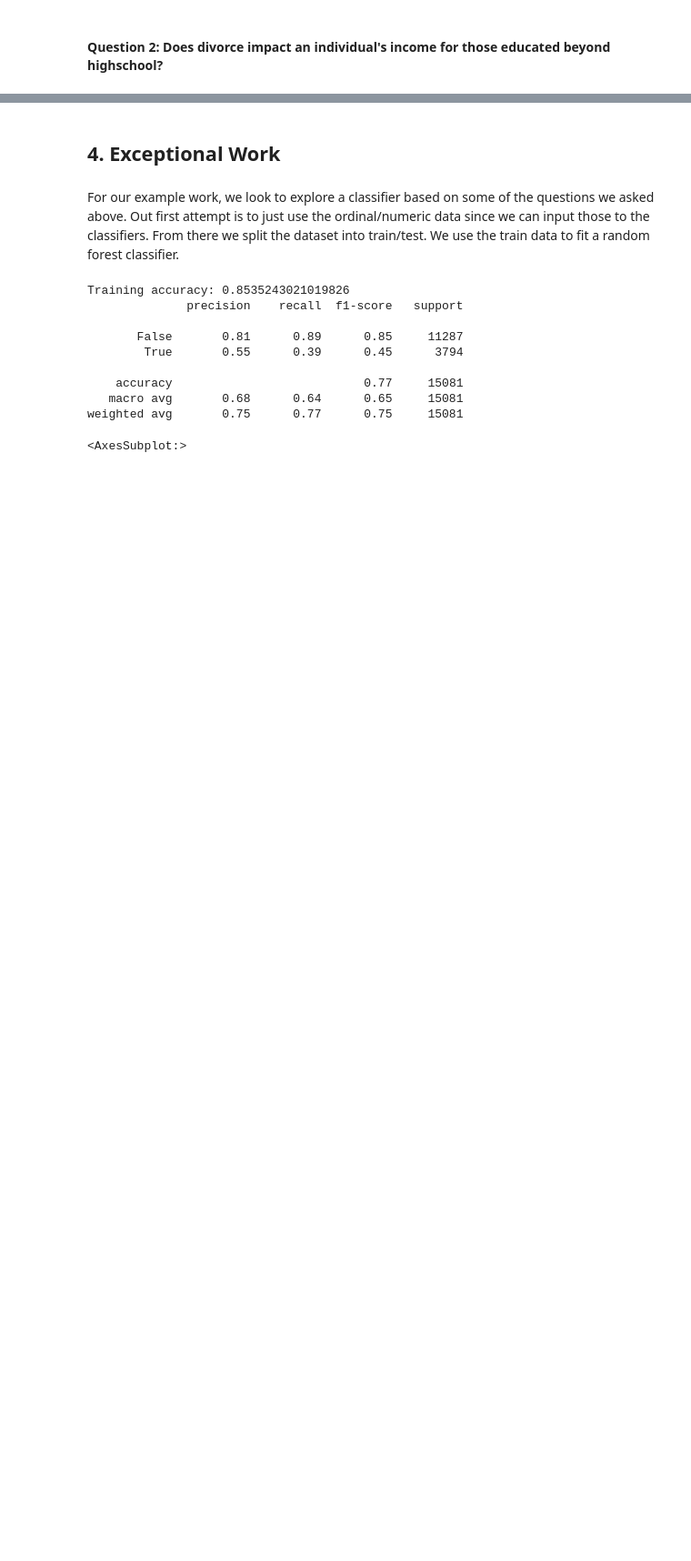
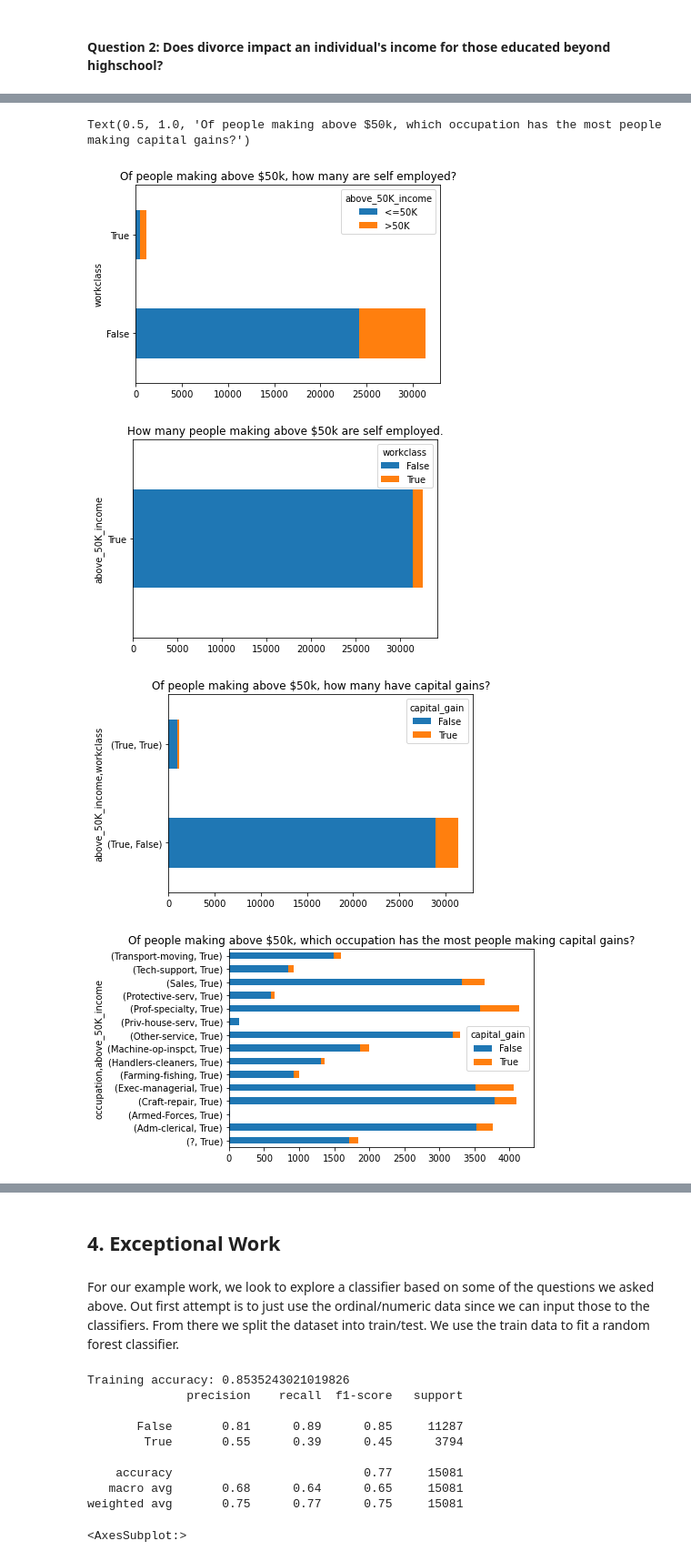
Before and after one commit to mariaherediaa/CS5324-Labs, a Jupyter notebook: Lab1/Lab 1.ipynb, the cells around one changed output, grey strips where cells are left out. Shown at 91% size. Drawn from its saved outputs; the diff is of its cells as text; code cells hidden in the pictures; blank space fills up the shorter version.

```diff
--- a/Lab1/Lab 1.ipynb
+++ b/Lab1/Lab 1.ipynb
@@ -391,0 +405,60 @@ Looking at the graph above, we see that white married men have a significantly h
+# %%
+import pandas as pd
+import numpy as np
+
+
+# Data is given without column names
+columns = [
+    'age',
+    'workclass',
+    'fnlwgt',
+    'education',
+    'education_num',
+    'marital_status',
+    'occupation',
+    'relationship',
+    'race',
+    'sex',
+    'capital_gain',
+    'capital_loss',
+    'hours_per_week',
+    'native_country',
+    'above_50K_income'
+]
+
+df = pd.read_csv('adultdata.csv', names=columns, index_col=False, sep=', ', engine='python')
+
+# ADD: titles (plt.title(), x-axis labels plt.xlabel()
+
+# pd.crosstab([df['race'], df['sex']], df['above_50K_income'].astype(bool)).plot(kind='barh', stacked=True)
+# pd.crosstab([df['race'], df['sex']], (df['education_num'] > 9).astype(bool)).plot(kind='barh', stacked=True)
+
+# 1.
+# pd.crosstab([df['above_50K_income'].astype(bool), (df['capital_gain'])]).plot(kind='barh', stacked=True)
+
+
+
+pd.crosstab([df['workclass'] == 'Self-emp-inc'], df['above_50K_income']).plot(kind='barh', stacked=True)
+plt.title('Of people making above $50k, how many are self employed?')
+
+pd.crosstab(df['above_50K_income'].astype(bool), (df['workclass'] == 'Self-emp-inc')).plot(kind='barh', stacked=True)
+plt.title('How many people making above $50k are self employed.')
+
+pd.crosstab([df['above_50K_income'].astype(bool), df['workclass'] == 'Self-emp-inc'], (df['capital_gain']).astype(bool)).plot(kind='barh', stacked=True)
+plt.title('Of people making above $50k, how many have capital gains?')
+
+pd.crosstab([df['occupation'], df['above_50K_income'].astype(bool)], (df['capital_gain']).astype(bool)).plot(kind='barh', stacked=True)
+plt.title('Of people making above $50k, which occupation has the most people making capital gains?')
+
+
+# percentage_wmm = df[white_married_men].shape[0] / df.shape[0]
+# percente_wmm_over_50k = df[white_married_men]['above_50K_income'].sum() / df['above_50K_income'].sum()
+
+# print('White, married men make up {}% of the data'.format(round(percentage_wmm * 100, 0)))
+# print('However, they make up {}% of the individuals making over 50k'.format(round(percente_wmm_over_50k * 100, 0)))
+# %% [output]
+Text(0.5, 1.0, 'Of people making above $50k, which occupation has the most people making capital gains?')
+[figure, added]
+[figure, added]
+[figure, added]
+[figure, added]
```
Also changed, not shown: parts of 11 cells of this notebook.
